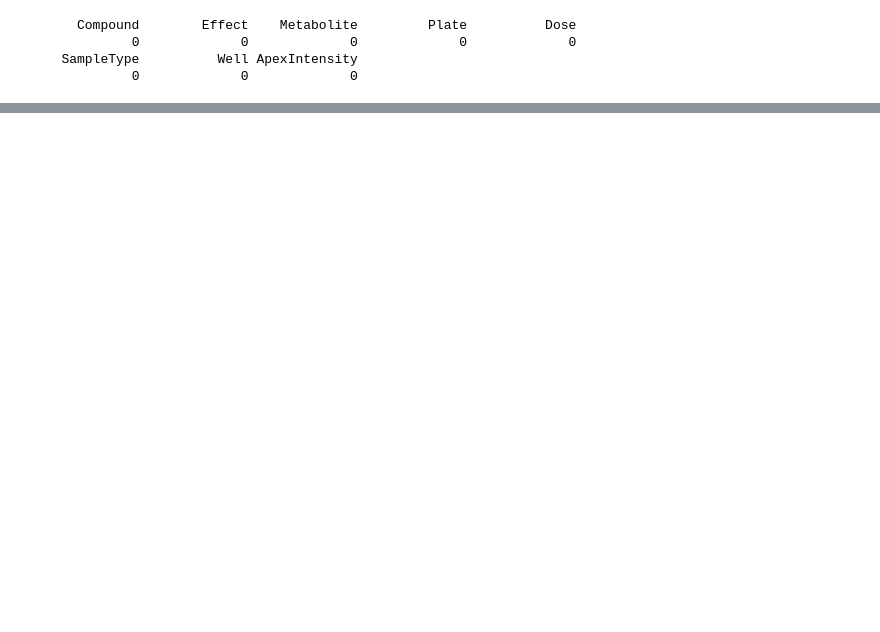
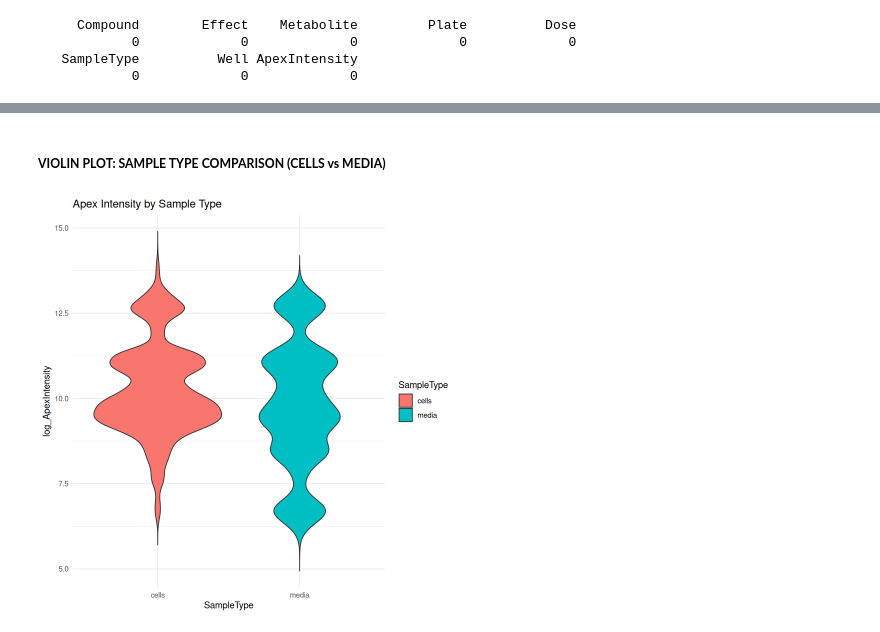
Before and after one commit to Ilesh-Dhall/Metabolomics-Data-Analysis-For-Biomarker-Discovery, a Jupyter notebook: analysis/Pre-Processing.ipynb, the cells around one changed output, grey strips where cells are left out. Saved outputs shown, nothing was run; the diff lists cells and outputs as text; code cells hidden in the pictures; blank space fills up the shorter version.

```diff
--- a/analysis/Pre-Processing.ipynb
+++ b/analysis/Pre-Processing.ipynb
@@ -101,0 +143,9 @@ pairs(data[, c("ApexIntensity", "Dose")], main = "Scatterplot Matrix", pch = 19,
+# %% [markdown]
+##### **VIOLIN PLOT: SAMPLE TYPE COMPARISON (CELLS vs MEDIA)**
+# %%
+ggplot(data, aes(x = SampleType, y = log_ApexIntensity, fill = SampleType)) +
+  geom_violin(trim = FALSE) +
+  theme_minimal() +
+  labs(title = "Apex Intensity by Sample Type")
+# %% [output]
+[figure, added]
```
Also changed, not shown: parts of 18 cells of this notebook.
